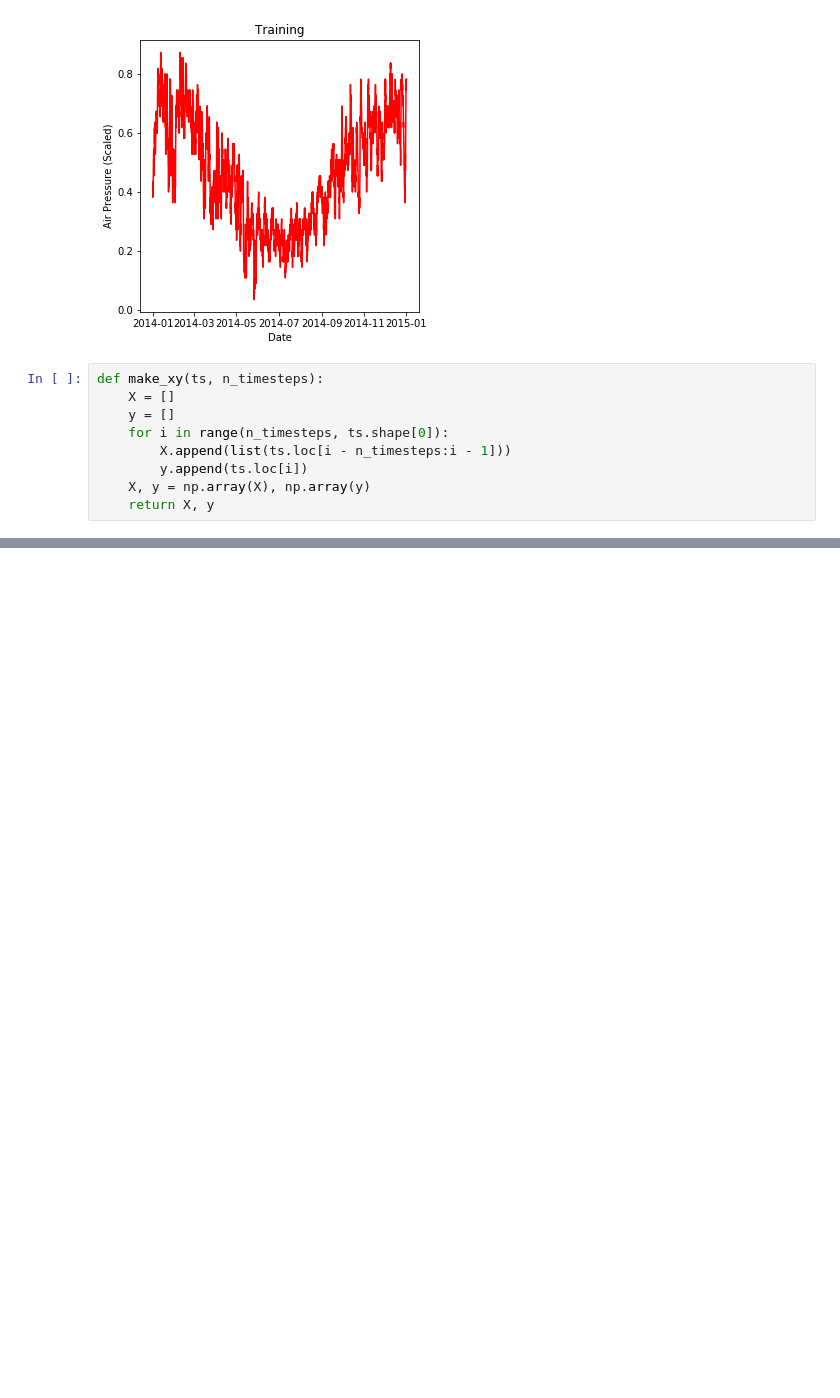
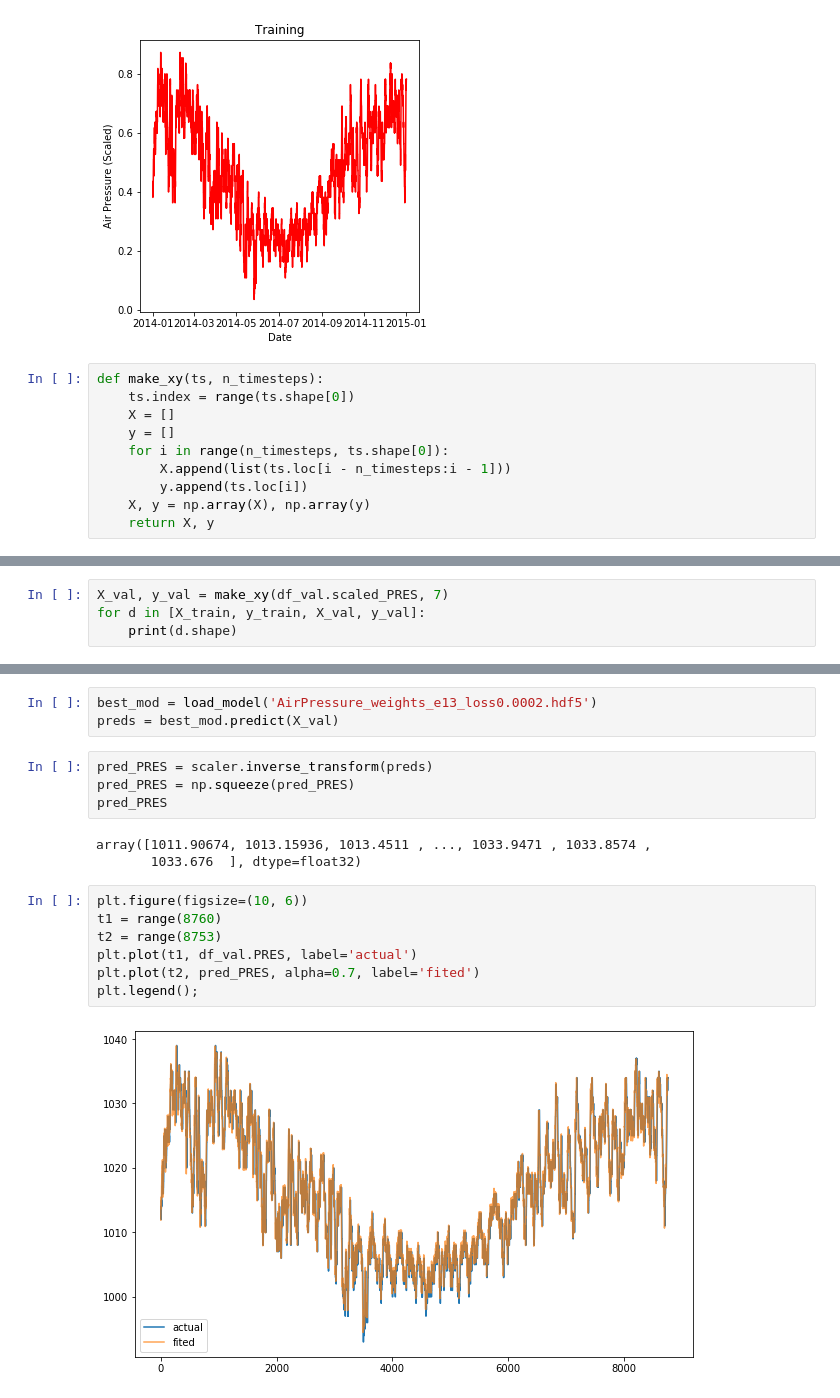
Before and after one commit to damiansp/TS, a Jupyter notebook: python/practical_TSA/05_FFNN/ffnn_for_ts_forecasting.py.ipynb, the cells around one changed output, grey strips where cells are left out. Saved outputs shown, nothing was run; the diff lists cells and outputs as text; blank space fills up the shorter version.

```diff
--- a/python/practical_TSA/05_FFNN/ffnn_for_ts_forecasting.py.ipynb
+++ b/python/practical_TSA/05_FFNN/ffnn_for_ts_forecasting.py.ipynb
@@ -81,6 +87,7 @@ g.set_ylabel('Air Pressure (Scaled)');
 [figure]
 # %%
 def make_xy(ts, n_timesteps):
+    ts.index = range(ts.shape[0])
     X = []
     y = []
     for i in range(n_timesteps, ts.shape[0]):
@@ -90,0 +100,4 @@ def make_xy(ts, n_timesteps):
+# %%
+X_val, y_val = make_xy(df_val.scaled_PRES, 7)
+for d in [X_train, y_train, X_val, y_val]:
+    print(d.shape)
@@ -90,0 +178,19 @@ def make_xy(ts, n_timesteps):
+# %%
+best_mod = load_model('AirPressure_weights_e13_loss0.0002.hdf5')
+preds = best_mod.predict(X_val)
+# %%
+pred_PRES = scaler.inverse_transform(preds)
+pred_PRES = np.squeeze(pred_PRES)
+pred_PRES
+# %% [output]
+array([1011.90674, 1013.15936, 1013.4511 , ..., 1033.9471 , 1033.8574 ,
+       1033.676  ], dtype=float32)
+# %%
+plt.figure(figsize=(10, 6))
+t1 = range(8760)
+t2 = range(8753)
+plt.plot(t1, df_val.PRES, label='actual')
+plt.plot(t2, pred_PRES, alpha=0.7, label='fited')
+plt.legend();
+# %% [output]
+[figure, added]
```
Also changed, not shown: parts of 9 cells of this notebook.
